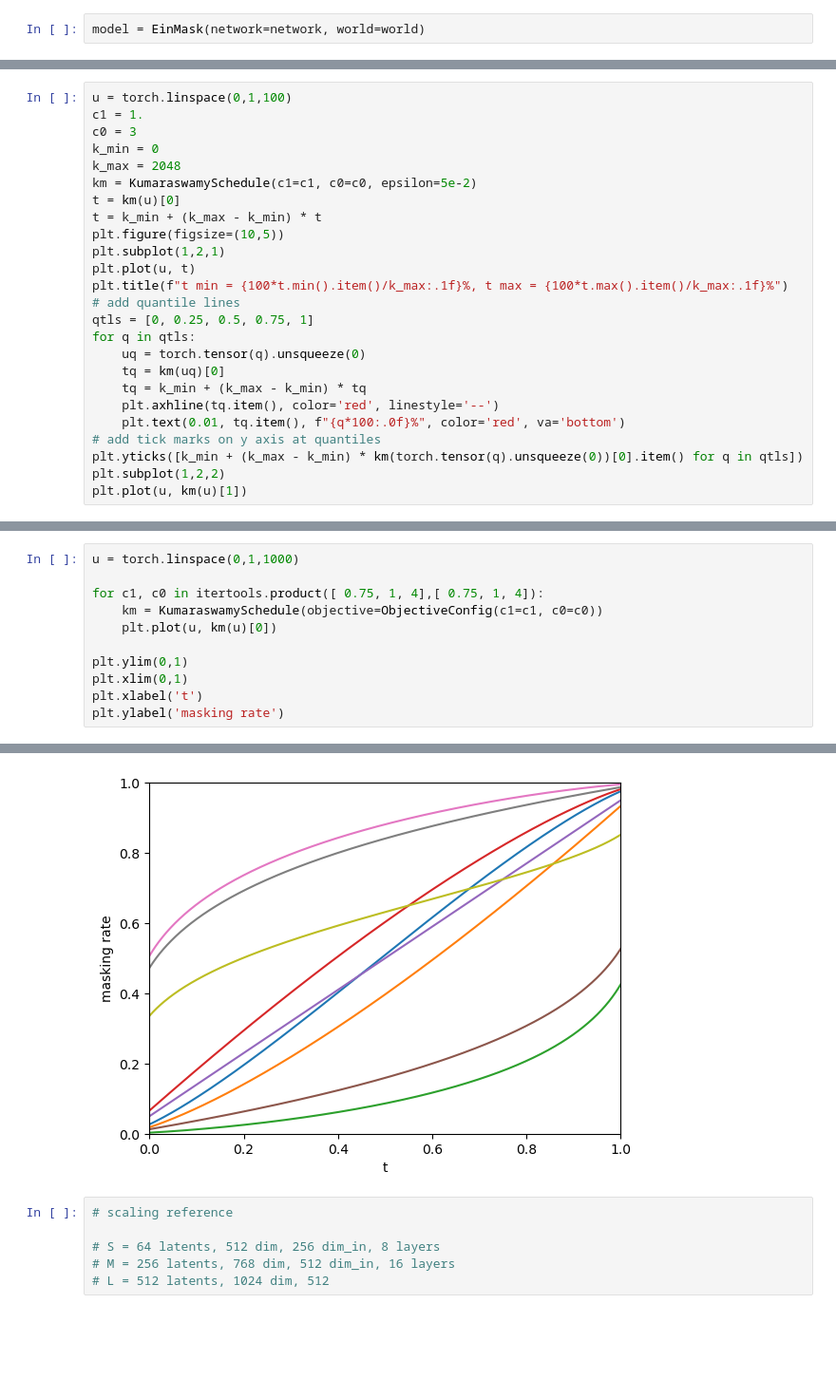
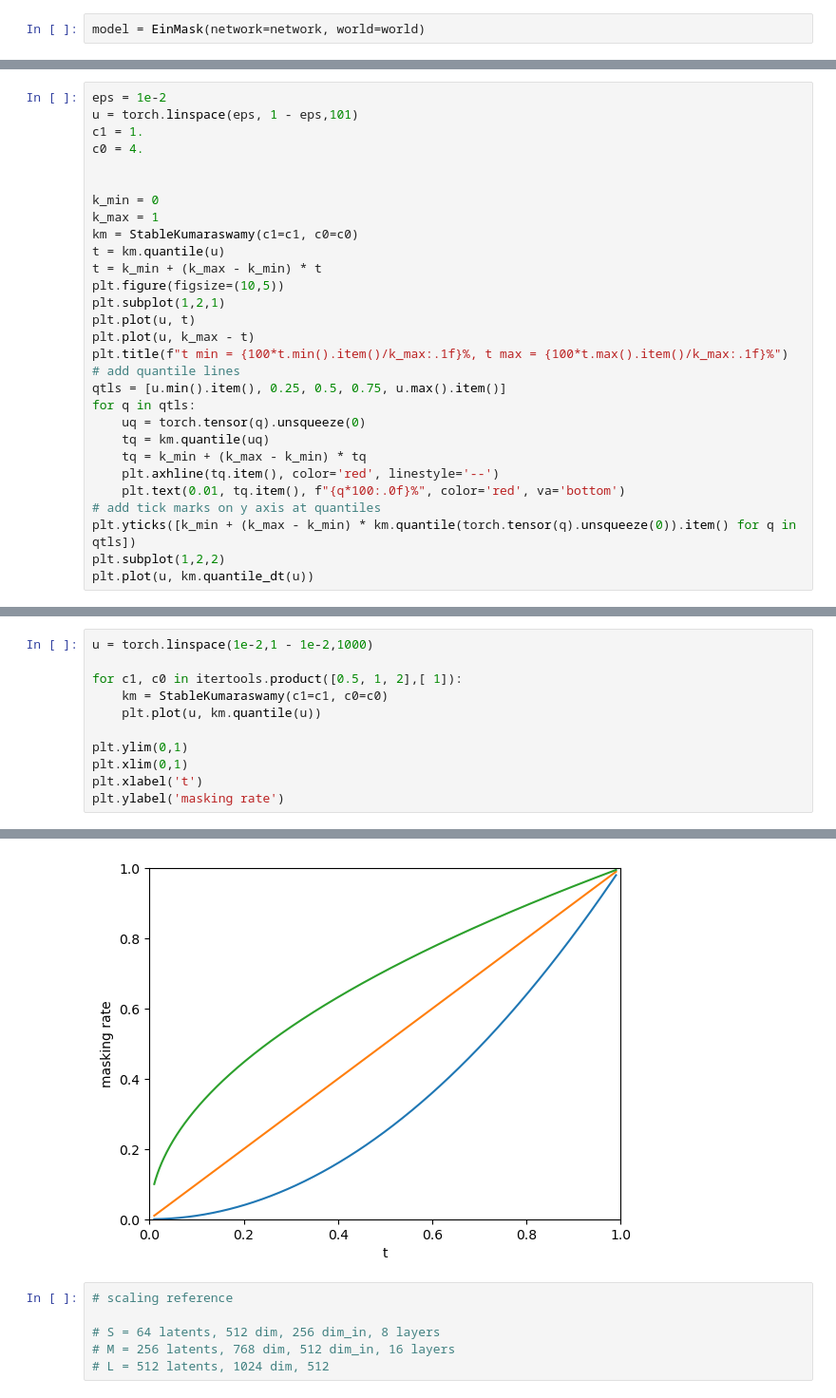
Before and after one commit to jthuemmel/thesis, a Jupyter notebook: simplify.ipynb, the cells around one changed output, grey strips where cells are left out. Shown at 95% size. Cells and saved outputs as stored; diff of their text form; blank space fills up the shorter version.

```diff
--- a/simplify.ipynb
+++ b/simplify.ipynb
@@ -103,27 +27,31 @@ plt.legend()
 # %%
-u = torch.linspace(0,1,100)
+eps = 1e-2
+u = torch.linspace(eps, 1 - eps,101)
 c1 = 1.
-c0 = 3
+c0 = 4.
+
+
 k_min = 0
-k_max = 2048
-km = KumaraswamySchedule(c1=c1, c0=c0, epsilon=5e-2)
-t = km(u)[0]
+k_max = 1
+km = StableKumaraswamy(c1=c1, c0=c0)
+t = km.quantile(u)
 t = k_min + (k_max - k_min) * t
 plt.figure(figsize=(10,5))
 plt.subplot(1,2,1)
 plt.plot(u, t)
+plt.plot(u, k_max - t)
 plt.title(f"t min = {100*t.min().item()/k_max:.1f}%, t max = {100*t.max().item()/k_max:.1f}%")
 # add quantile lines
-qtls = [0, 0.25, 0.5, 0.75, 1]
+qtls = [u.min().item(), 0.25, 0.5, 0.75, u.max().item()]
 for q in qtls:
     uq = torch.tensor(q).unsqueeze(0)
-    tq = km(uq)[0]
+    tq = km.quantile(uq)
     tq = k_min + (k_max - k_min) * tq
     plt.axhline(tq.item(), color='red', linestyle='--')
     plt.text(0.01, tq.item(), f"{q*100:.0f}%", color='red', va='bottom')
 # add tick marks on y axis at quantiles
-plt.yticks([k_min + (k_max - k_min) * km(torch.tensor(q).unsqueeze(0))[0].item() for q in qtls])
+plt.yticks([k_min + (k_max - k_min) * km.quantile(torch.tensor(q).unsqueeze(0)).item() for q in qtls])
 plt.subplot(1,2,2)
-plt.plot(u, km(u)[1])
+plt.plot(u, km.quantile_dt(u))
 # %% [output]
 [<matplotlib.lines.Line2D at 0x...>]
@@ -135,17 +65,17 @@ min masking rate 52.7%, max masking rate 1.28%
 # %%
-u = torch.linspace(0,1,1000)
+u = torch.linspace(1e-2,1 - 1e-2,1000)
 
-for c1, c0 in itertools.product([ 0.75, 1, 4],[ 0.75, 1, 4]):
-    km = KumaraswamySchedule(objective=ObjectiveConfig(c1=c1, c0=c0))
-    plt.plot(u, km(u)[0])
+for c1, c0 in itertools.product([0.5, 1, 2],[ 1]):
+    km = StableKumaraswamy(c1=c1, c0=c0)
+    plt.plot(u, km.quantile(u))
 
 plt.ylim(0,1)
 plt.xlim(0,1)
 plt.xlabel('t')
 plt.ylabel('masking rate')
 # %% [output]
 Text(0, 0.5, 'masking rate')
-[figure, old version]
+[figure, new version]
 # %%
 # scaling reference
 
```
Also changed, not shown: parts of 4 cells of this notebook, 5 other files.
